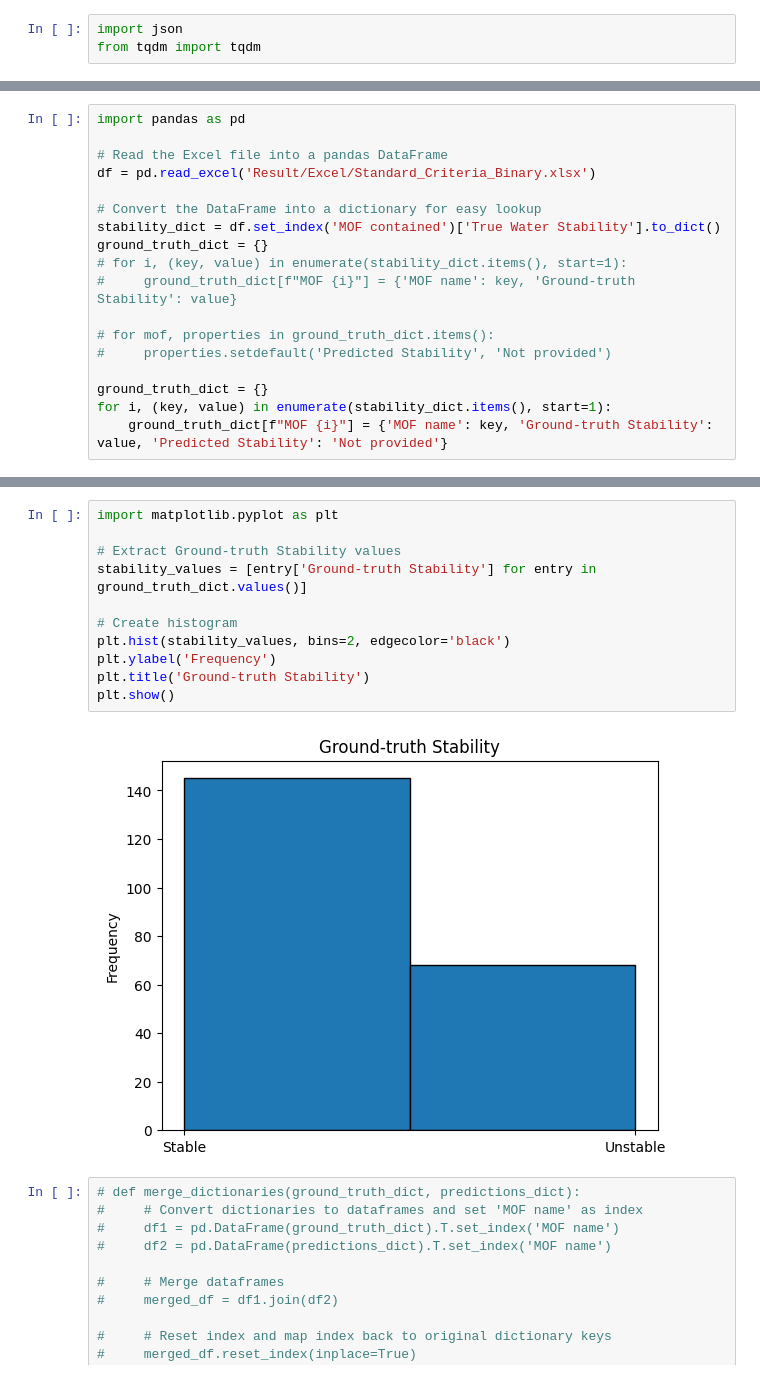
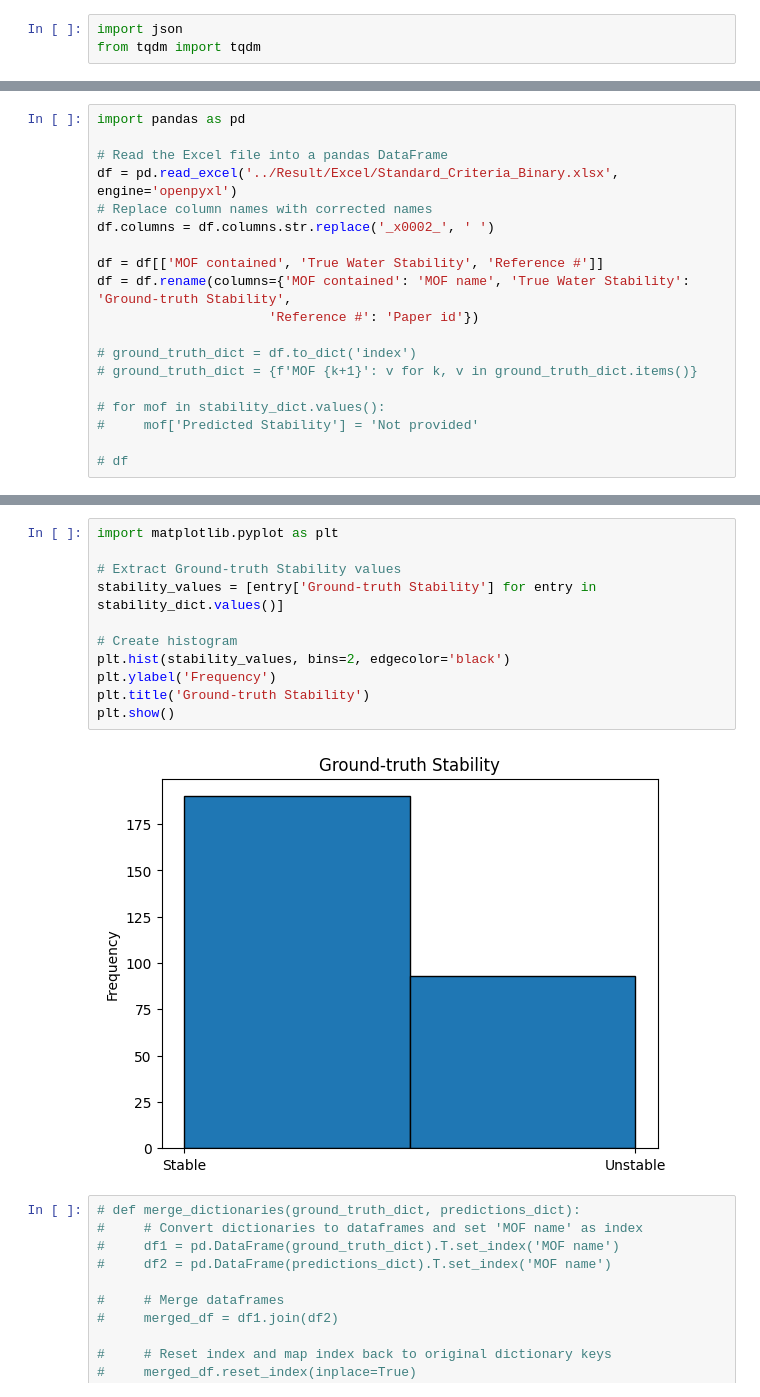
Before and after one commit to AI4ChemS/Eunomia, a Jupyter notebook: examples/post_process_results.ipynb, the cells around one changed output, grey strips where cells are left out. Saved outputs shown, nothing was run; the diff lists cells and outputs as text.

```diff
--- a/examples/post_process_results.ipynb
+++ b/examples/post_process_results.ipynb
@@ -67,17 +21,18 @@ print(not_provided_count)
 import pandas as pd
 
 # Read the Excel file into a pandas DataFrame
-df = pd.read_excel('Result/Excel/Standard_Criteria_Binary.xlsx')
+df = pd.read_excel('../Result/Excel/Standard_Criteria_Binary.xlsx', engine='openpyxl')
+# Replace column names with corrected names
+df.columns = df.columns.str.replace('_x0002_', ' ')
 
-# Convert the DataFrame into a dictionary for easy lookup
-stability_dict = df.set_index('MOF contained')['True Water Stability'].to_dict()
-ground_truth_dict = {}
-# for i, (key, value) in enumerate(stability_dict.items(), start=1):
-#     ground_truth_dict[f"MOF {i}"] = {'MOF name': key, 'Ground-truth Stability': value}
+df = df[['MOF contained', 'True Water Stability', 'Reference #']]
+df = df.rename(columns={'MOF contained': 'MOF name', 'True Water Stability': 'Ground-truth Stability',
+                      'Reference #': 'Paper id'})
 
-# for mof, properties in ground_truth_dict.items():
-#     properties.setdefault('Predicted Stability', 'Not provided')
+# ground_truth_dict = df.to_dict('index')
+# ground_truth_dict = {f'MOF {k+1}': v for k, v in ground_truth_dict.items()}
 
-ground_truth_dict = {}
-for i, (key, value) in enumerate(stability_dict.items(), start=1):
-    ground_truth_dict[f"MOF {i}"] = {'MOF name': key, 'Ground-truth Stability': value, 'Predicted Stability': 'Not provided'}
+# for mof in stability_dict.values():
+#     mof['Predicted Stability'] = 'Not provided'
+
+# df
@@ -104,16 +290,16 @@ ground_truth_dict
 # %%
 import matplotlib.pyplot as plt
 
 # Extract Ground-truth Stability values
-stability_values = [entry['Ground-truth Stability'] for entry in ground_truth_dict.values()]
+stability_values = [entry['Ground-truth Stability'] for entry in stability_dict.values()]
 
 # Create histogram
 plt.hist(stability_values, bins=2, edgecolor='black')
 plt.ylabel('Frequency')
 plt.title('Ground-truth Stability')
 plt.show()
 # %% [output]
-[figure, old version]
+[figure, new version]
 # %%
 # def merge_dictionaries(ground_truth_dict, predictions_dict):
 #     # Convert dictionaries to dataframes and set 'MOF name' as index
```
Also changed, not shown: parts of 33 cells of this notebook, 4 other files.
